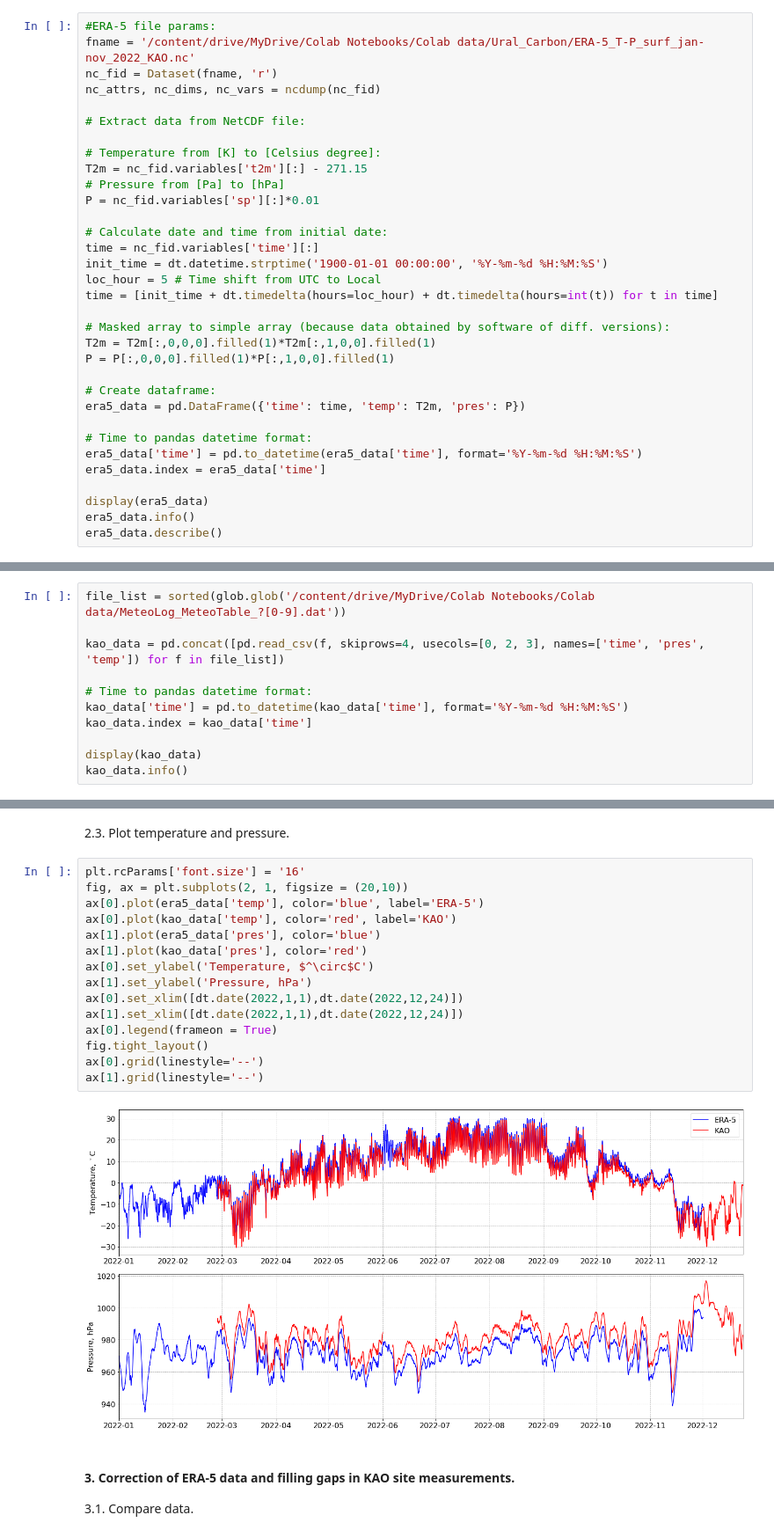
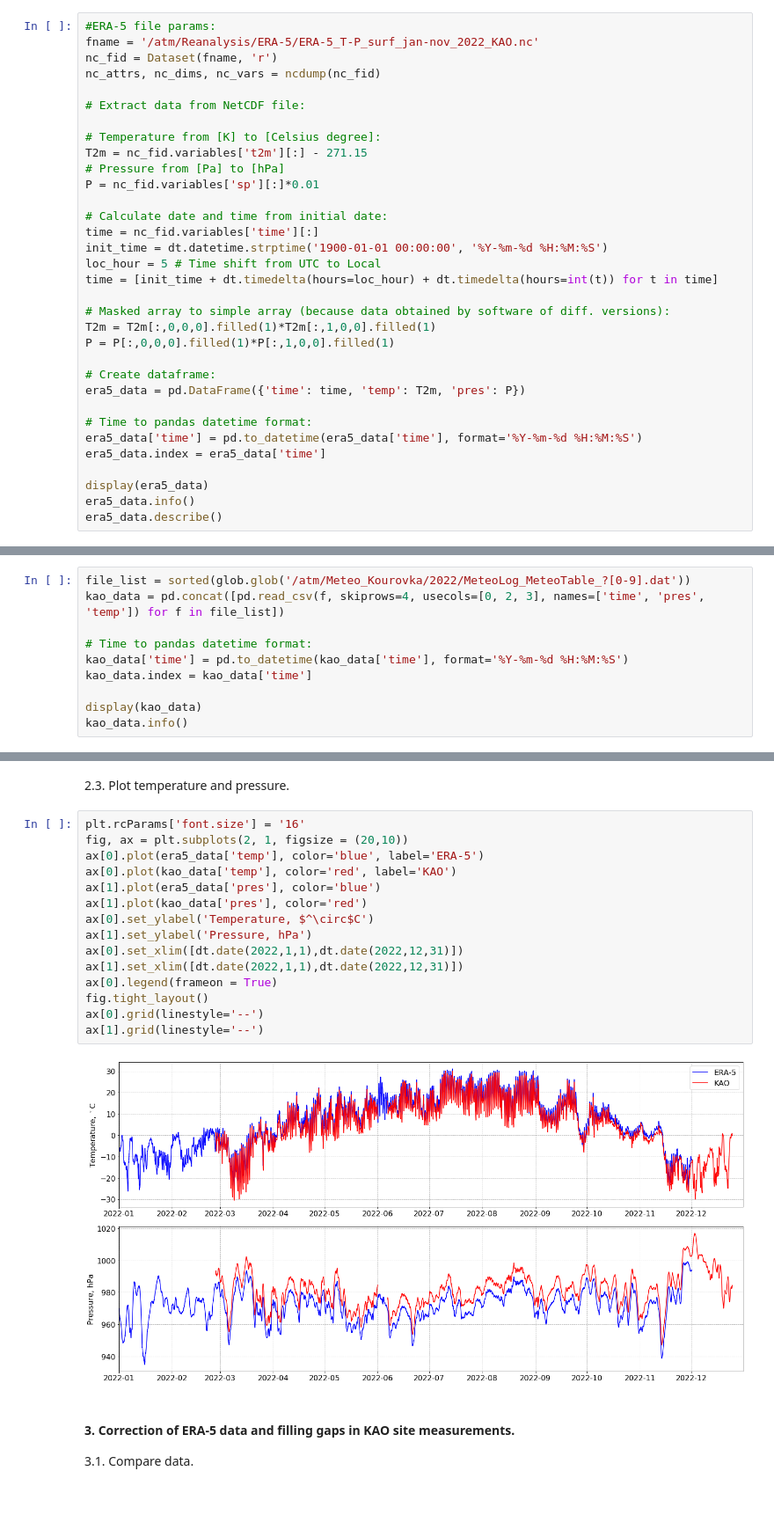
Before and after one commit to mathemag/kao_carbon, a Jupyter notebook: 1_Meteo.ipynb, the cells around one changed output, grey strips where cells are left out. Shown at 88% size. Saved outputs shown, nothing was run; the diff lists cells and outputs as text; blank space fills up the shorter version.

```diff
--- a/1_Meteo.ipynb
+++ b/1_Meteo.ipynb
@@ -64,7 +60,7 @@ def ncdump(nc_fid, verb=False):
     return nc_attrs, nc_dims, nc_vars
 # %%
 #ERA-5 file params:
-fname = '/content/drive/MyDrive/Colab Notebooks/Colab data/Ural_Carbon/ERA-5_T-P_surf_jan-nov_2022_KAO.nc'
+fname = '/atm/Reanalysis/ERA-5/ERA-5_T-P_surf_jan-nov_2022_KAO.nc'
 nc_fid = Dataset(fname, 'r')
 nc_attrs, nc_dims, nc_vars = ncdump(nc_fid)
 
@@ -133,8 +129,7 @@ memory usage: 250.5 KB
 #### 2. Temperature and surface pressure from KAO meteofiles
 2.1. We use data from KAO .dat file: __AirT_C_Avg__ - temperature, __BP_mbar_Avg__ - surface pressure. Relative humidity data is not correct, we don't use it.
 # %%
-file_list = sorted(glob.glob('/content/drive/MyDrive/Colab Notebooks/Colab data/MeteoLog_MeteoTable_?[0-9].dat'))
-
+file_list = sorted(glob.glob('/atm/Meteo_Kourovka/2022/MeteoLog_MeteoTable_?[0-9].dat'))
 kao_data = pd.concat([pd.read_csv(f, skiprows=4, usecols=[0, 2, 3], names=['time', 'pres', 'temp']) for f in file_list])
 
 # Time to pandas datetime format:
@@ -179,20 +174,20 @@ kao_data = kao_data.resample("H").mean()
 # %%
 plt.rcParams['font.size'] = '16'
 fig, ax = plt.subplots(2, 1, figsize = (20,10))
 ax[0].plot(era5_data['temp'], color='blue', label='ERA-5')
 ax[0].plot(kao_data['temp'], color='red', label='KAO')
 ax[1].plot(era5_data['pres'], color='blue')
 ax[1].plot(kao_data['pres'], color='red')
 ax[0].set_ylabel('Temperature, $^\circ$C')
 ax[1].set_ylabel('Pressure, hPa')
-ax[0].set_xlim([dt.date(2022,1,1),dt.date(2022,12,24)])
-ax[1].set_xlim([dt.date(2022,1,1),dt.date(2022,12,24)])
+ax[0].set_xlim([dt.date(2022,1,1),dt.date(2022,12,31)])
+ax[1].set_xlim([dt.date(2022,1,1),dt.date(2022,12,31)])
 ax[0].legend(frameon = True)
 fig.tight_layout()
 ax[0].grid(linestyle='--')
 ax[1].grid(linestyle='--')
 # %% [output]
-[figure, old version]
+[figure, new version]
 # %% [markdown]
 #### 3. Correction of ERA-5 data and filling gaps in KAO site measurements.
 
```
Also changed, not shown: parts of 10 cells of this notebook, 1 other file.
